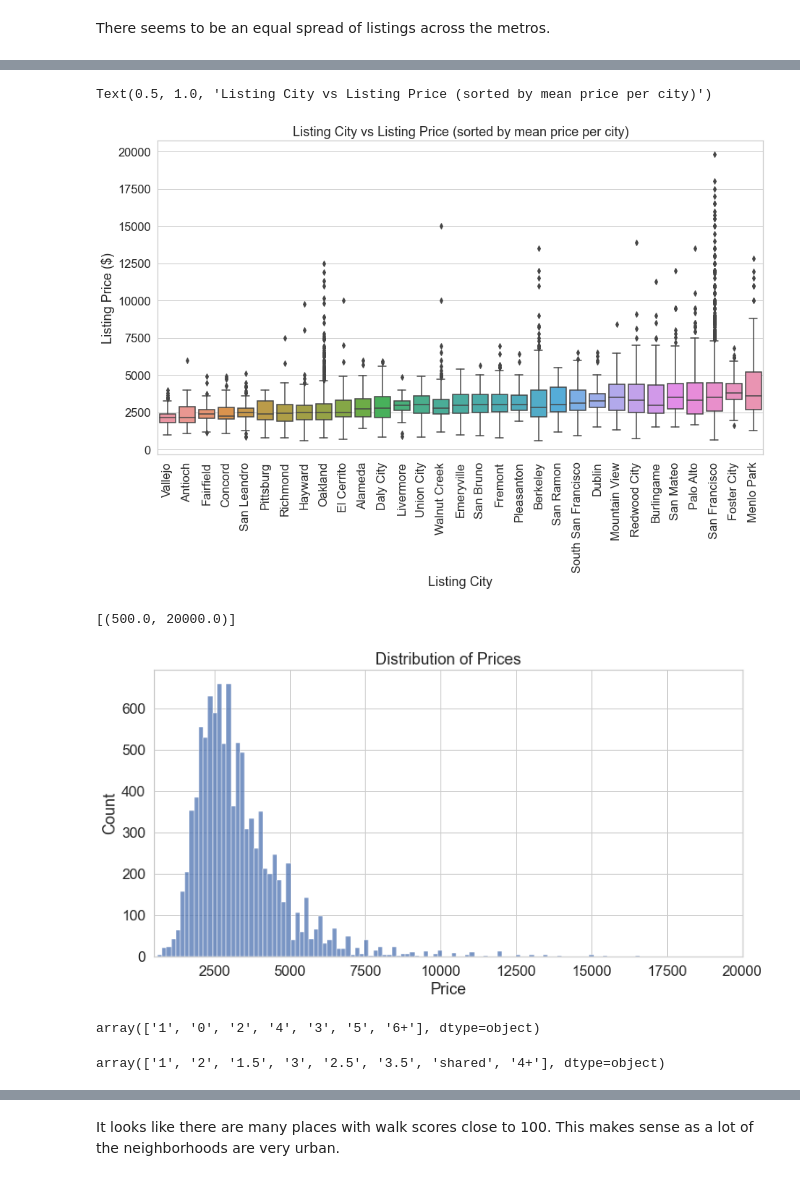
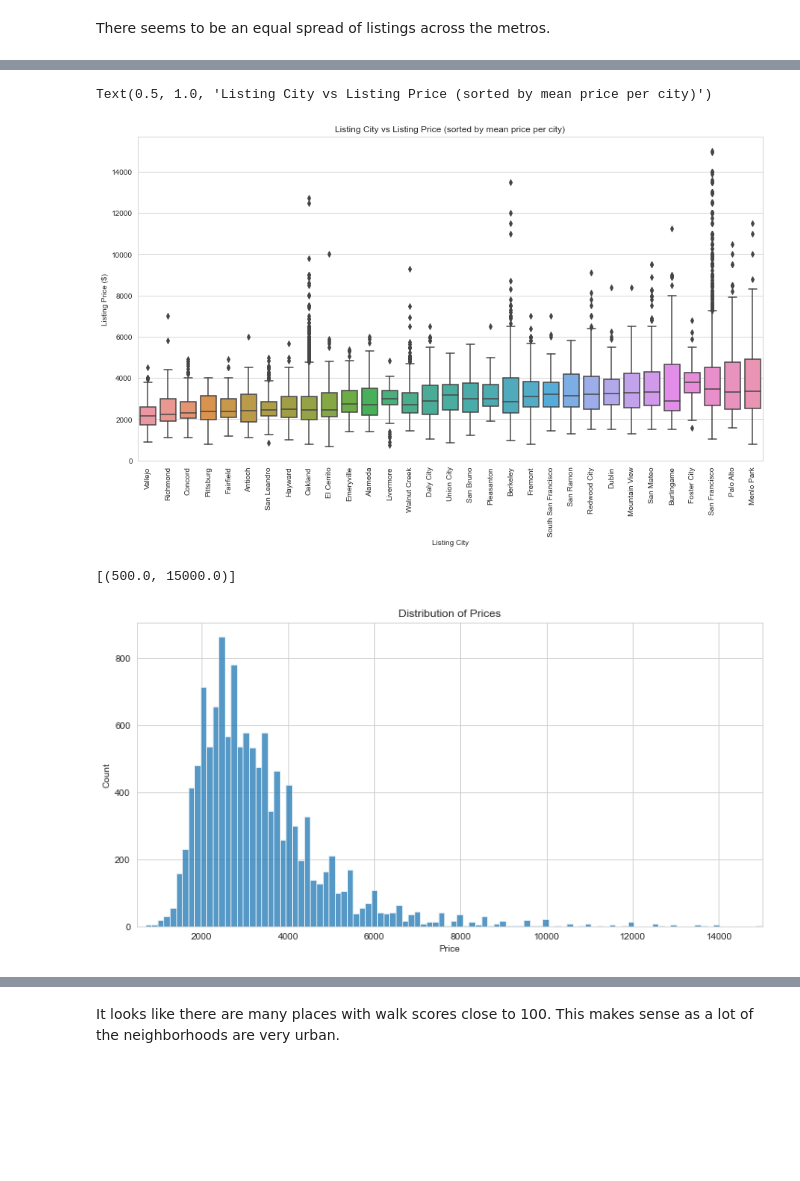
Before and after one commit to melissavhan/Craigslist-Rent-Prediction, a Jupyter notebook: notebooks/Craigslist_EDA.ipynb, the cells around one changed output, grey strips where cells are left out. Cells and saved outputs as stored; diff of their text form; code cells hidden in the pictures; blank space fills up the shorter version.

```diff
--- a/notebooks/Craigslist_EDA.ipynb
+++ b/notebooks/Craigslist_EDA.ipynb
@@ -78,7 +129,7 @@ CITY_TO_METRO = {city: metro for metro,cities in METRO_TO_CITIES.items() for cit
 # %%
 # The cleaned html listing data is the interim directory
 dir_folder = '/Users/pandabear/springboard/CapstoneTwoProject/data/interim/'
-df = pd.read_csv(dir_folder + 'listing_df_cleaned_ws.csv',index_col='listing_id')
+df = pd.read_csv(dir_folder + 'listing_df_cleaned.csv',index_col='listing_id')
 # %%
 df.head()
 # %% [output]
@@ -189,23 +260,15 @@ plt.xlabel('Listing City')
 plt.title('Listing City vs Listing Price (sorted by mean price per city)')
 # %% [output]
 Text(0.5, 1.0, 'Listing City vs Listing Price (sorted by mean price per city)')
-[figure, old version]
+[figure, new version]
 # %%
 # Look at the distribution of price
 plt.figure(figsize=(12, 6))
-g = sns.histplot(data=df['listing_price'], palette=sns.color_palette('Paired'))
+g = sns.histplot(data=df['listing_price'], palette=sns.color_palette('crest'))
 plt.title("Distribution of Prices")
 plt.xlabel("Price")
 plt.ylabel('Count')
-g.set(xlim=(500,20000))
+g.set(xlim=(500,15000))
 # %% [output]
-[(500.0, 20000.0)]
+[(500.0, 15000.0)]
-[figure, old version]
+[figure, new version]
-# %%
-df['listing_bedrooms'].unique()
-# %% [output]
-array(['1', '0', '2', '4', '3', '5', '6+'], dtype=object)
-# %%
-df['listing_bathrooms'].unique()
-# %% [output]
-array(['1', '2', '1.5', '3', '2.5', '3.5', 'shared', '4+'], dtype=object)
```
Also changed, not shown: parts of 32 cells of this notebook.
